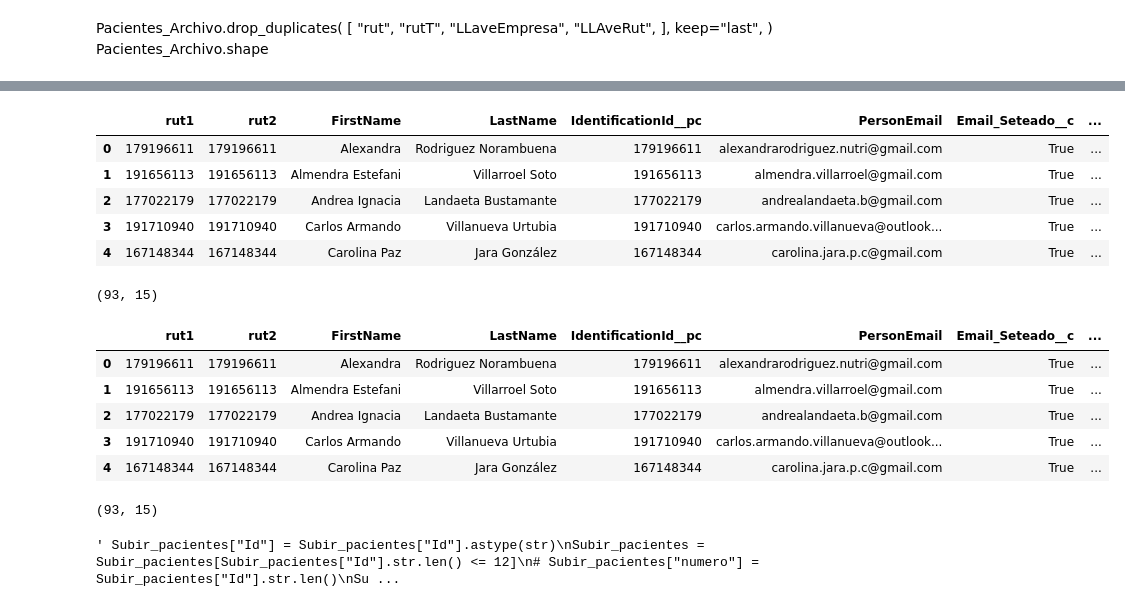
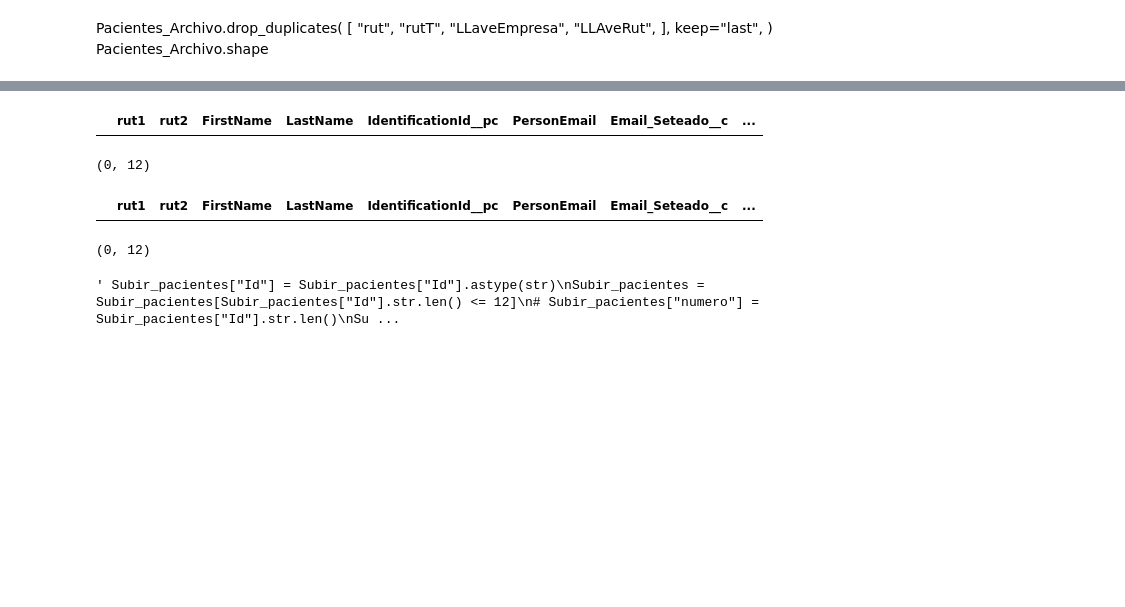
Before and after one commit to juanca-martinez/basefinal, a Jupyter notebook: Carga_De_Pacientes.ipynb, the cells around one changed output, grey strips where cells are left out. Cells and saved outputs as stored; diff of their text form; code cells hidden in the pictures; blank space fills up the shorter version.

```diff
--- a/Carga_De_Pacientes.ipynb
+++ b/Carga_De_Pacientes.ipynb
@@ -31,7 +31,7 @@ sf = Salesforce(
     username=misDatos["username"],
     password=misDatos["password"],
     security_token=misDatos["security_token"],
-    domain='test',
+    #domain='test',
 )
 # paramiko.util.log_to_file("paramiko.log")
 regex = re.compile(r"([A-Za-z0-9]+[.-_])*[A-Za-z0-9]+@[A-Za-z0-9-]+(\.[A-Z|a-z]{2,})+")
@@ -229,7 +244,7 @@ Carga de Archivo carga
 # nuevos = "F:/Empresas SF/reportes/SFTP.xlsx"
 # nuevos = "F:/Cargas Base Datos CRM/MetLife/General (Servidor Interno)/CUADRATURA/Meses/Metlife 040324.xlsx"
 nuevos = "F:/Empresas SF/reportes/carga1.xlsx"
-campaña = "Care Assistance"
+campaña = "MetLife"
 Pais = "Chile"
 #baseFinal = True
 #Pais = "México"
@@ -766,8 +804,8 @@ if ("celular" in noestan.columns) == True:
     Subir_pacientes["Phone"] = Subir_pacientes["Phone"].str.replace("NULL", "")
 
 
-#Subir_pacientes["RecordTypeId"] = "0128c000002Byp4AAC"
-Subir_pacientes["RecordTypeId"] = "0128c000002Byp4AAC" #Sandbox
+Subir_pacientes["RecordTypeId"] = "0128c000002Byp4AAC"
+#Subir_pacientes["RecordTypeId"] = "0128c000002Byp4AAC" #Sandbox
 
 
 #sandbox = 0128c000002Byp4AAC
@@ -775,44 +813,39 @@ Subir_pacientes["Cuenta_validada__c"] = "True"
 
 
 if Pais == "Chile":
     Subir_pacientes["BillingCountry"] = "Chile"
     Subir_pacientes["Identification_Type__c"] = "RUT"
-    #Subir_pacientes["Pa_s_del_Paciente__c"] = "a1U8c000005dAtnEAE"
-    Subir_pacientes["Pa_s_del_Paciente__c"] = "a1UEm000000EBgLMAW" #Sandbox
+    Subir_pacientes["Pa_s_del_Paciente__c"] = "a1U8c000005dAtnEAE"
+    #Subir_pacientes["Pa_s_del_Paciente__c"] = "a1UEm000000EBgLMAW" #Sandbox
     #a1UEm000000EBgLMAW
 else:
     Subir_pacientes["BillingCountry"] = "México"
     Subir_pacientes["Identification_Type__c"] = "RUT"
     Subir_pacientes["Pa_s_del_Paciente__c"] = "a1U8c000005dAtsEAE"
 
 # Subir_pacientes_Que_no_Estan = Subir_pacientes
 # Subir_pacientes_Estan = Subir_pacientes[Subir_pacientes["RutEstaoNo"] == True]
 # Subir_pacientes = Subir_pacientes[Subir_pacientes["RutEstaoNo"] == False]
 
 # Subir_pacientes["PersonBirthdate"] = Subir_pacientes["PersonBirthdate"].str.replace("0001-01-01 00:00:00", "")
 
 # Subir_pacientes.PersonEmail = Subir_pacientes.PersonEmail.fillna('')
 Subir_pacientes = Subir_pacientes.drop_duplicates(
     [
         "IdentificationId__pc",
     ],
     keep="last",
 )
 Subir_pacientes.to_excel(
     "F:/Empresas SF/reportes/Pacientes_Que_No_Estaban.xlsx", index=False
 )
 Subir_pacientes.head()
 # %% [output]
 |  | rut1 | rut2 | FirstName | LastName | IdentificationId__pc | PersonEmail | Email_Seteado__c | ... |
-| 0 | 179196611 | 179196611 | Alexandra | Rodriguez Norambuena | 179196611 | alexandrarodriguez.nutri@gmail.com | True | ... |
-| 1 | 191656113 | 191656113 | Almendra Estefani | Villarroel Soto | 191656113 | almendra.villarroel@gmail.com | True | ... |
-| 2 | 177022179 | 177022179 | Andrea Ignacia | Landaeta Bustamante | 177022179 | andrealandaeta.b@gmail.com | True | ... |
-| 3 | 191710940 | 191710940 | Carlos Armando | Villanueva Urtubia | 191710940 | carlos.armando.villanueva@outlook... | True | ... |
-| 4 | 167148344 | 167148344 | Carolina Paz | Jara González | 167148344 | carolina.jara.p.c@gmail.com | True | ... |
 # %%
 Subir_pacientes.shape
 # %% [output]
-(93, 15)
+(0, 12)
 # %%
 def traerId(rut):
     if len(rut) >= 8:
@@ -925,11 +958,6 @@ def agregarPaciente(listado):
 Subir_pacientes.head()
 # %% [output]
 |  | rut1 | rut2 | FirstName | LastName | IdentificationId__pc | PersonEmail | Email_Seteado__c | ... |
-| 0 | 179196611 | 179196611 | Alexandra | Rodriguez Norambuena | 179196611 | alexandrarodriguez.nutri@gmail.com | True | ... |
-| 1 | 191656113 | 191656113 | Almendra Estefani | Villarroel Soto | 191656113 | almendra.villarroel@gmail.com | True | ... |
-| 2 | 177022179 | 177022179 | Andrea Ignacia | Landaeta Bustamante | 177022179 | andrealandaeta.b@gmail.com | True | ... |
-| 3 | 191710940 | 191710940 | Carlos Armando | Villanueva Urtubia | 191710940 | carlos.armando.villanueva@outlook... | True | ... |
-| 4 | 167148344 | 167148344 | Carolina Paz | Jara González | 167148344 | carolina.jara.p.c@gmail.com | True | ... |
 # %%
 Subir_pacientes = Subir_pacientes.drop_duplicates(
     [
@@ -941,7 +969,7 @@ Subir_pacientes = Subir_pacientes.drop_duplicates(
 
 Subir_pacientes.shape
 # %% [output]
-(93, 15)
+(0, 12)
 # %%
 """ Subir_pacientes.to_excel(
     "F:/Empresas SF/reportes/Pacientes_Que_No_Estaban.xlsx", index=False
```
Also changed, not shown: parts of 26 cells of this notebook, 2 other files.
